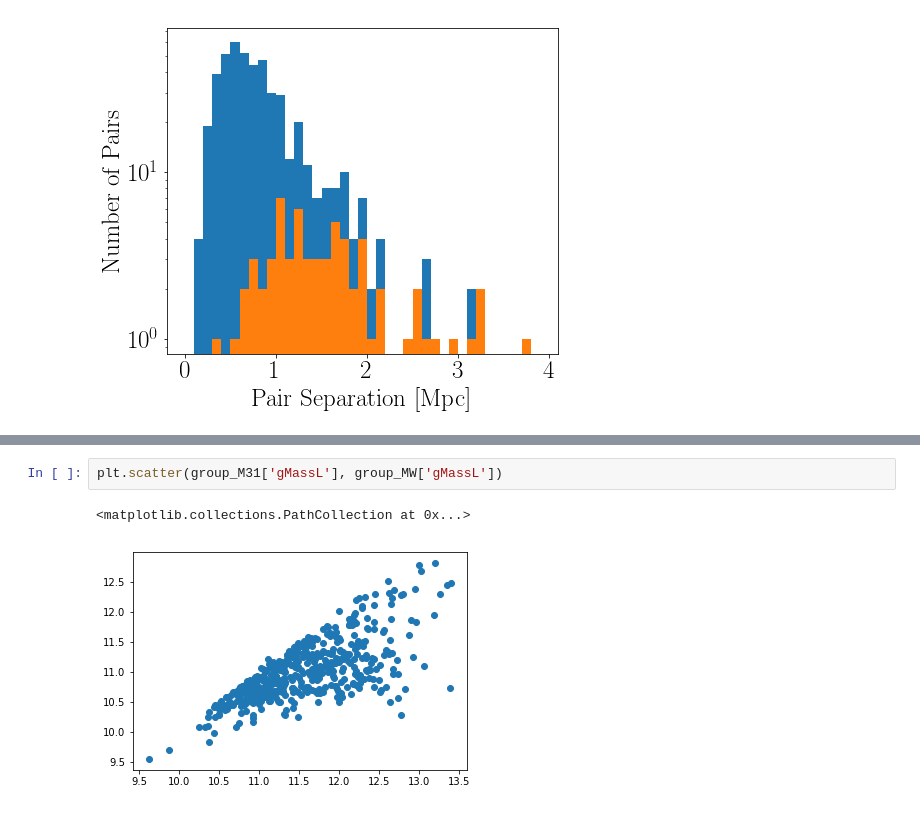
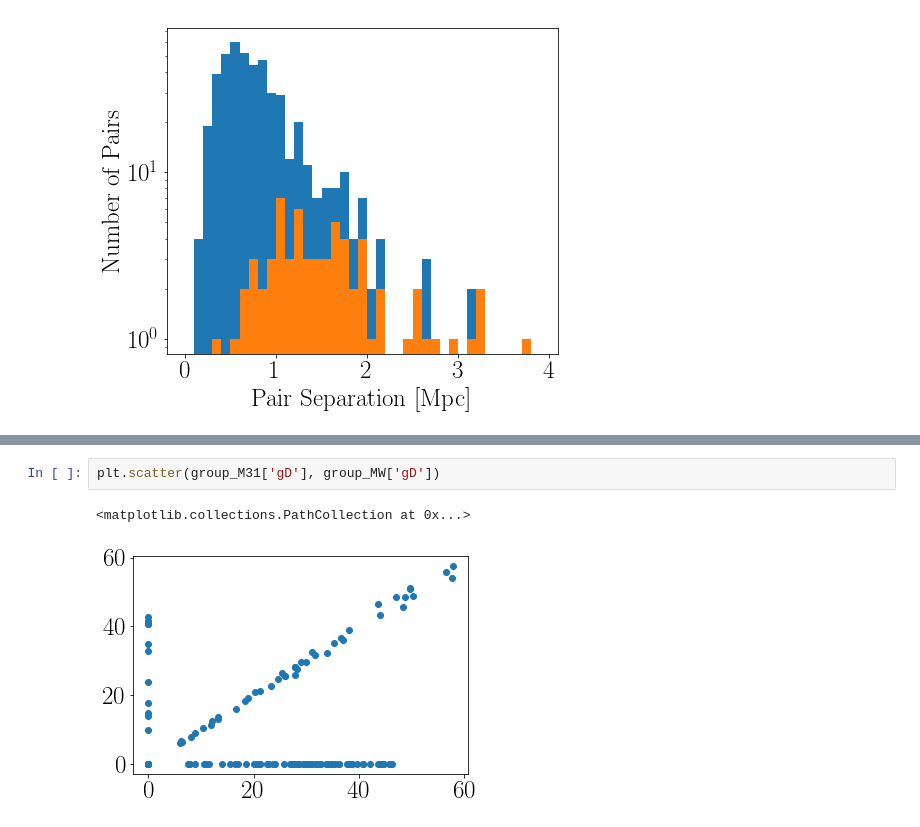
Before and after one commit to forero/GalaxyPairs, a Jupyter notebook: code/pairs_3500kms.ipynb, the cells around one changed output, grey strips where cells are left out. Saved outputs shown, nothing was run; the diff lists cells and outputs as text.

```diff
--- a/code/pairs_3500kms.ipynb
+++ b/code/pairs_3500kms.ipynb
@@ -200,5 +244,5 @@ a = plt.hist(group_MW['Ng'], bins=np.arange(0,40,1), log=True, alpha=0.6)
 # %%
-plt.scatter(group_M31['gMassL'], group_MW['gMassL'])
+plt.scatter(group_M31['gD'], group_MW['gD'])
 # %% [output]
 <matplotlib.collections.PathCollection at 0x...>
-[figure, old version]
+[figure, new version]
```
Also changed, not shown: parts of 12 cells of this notebook.
